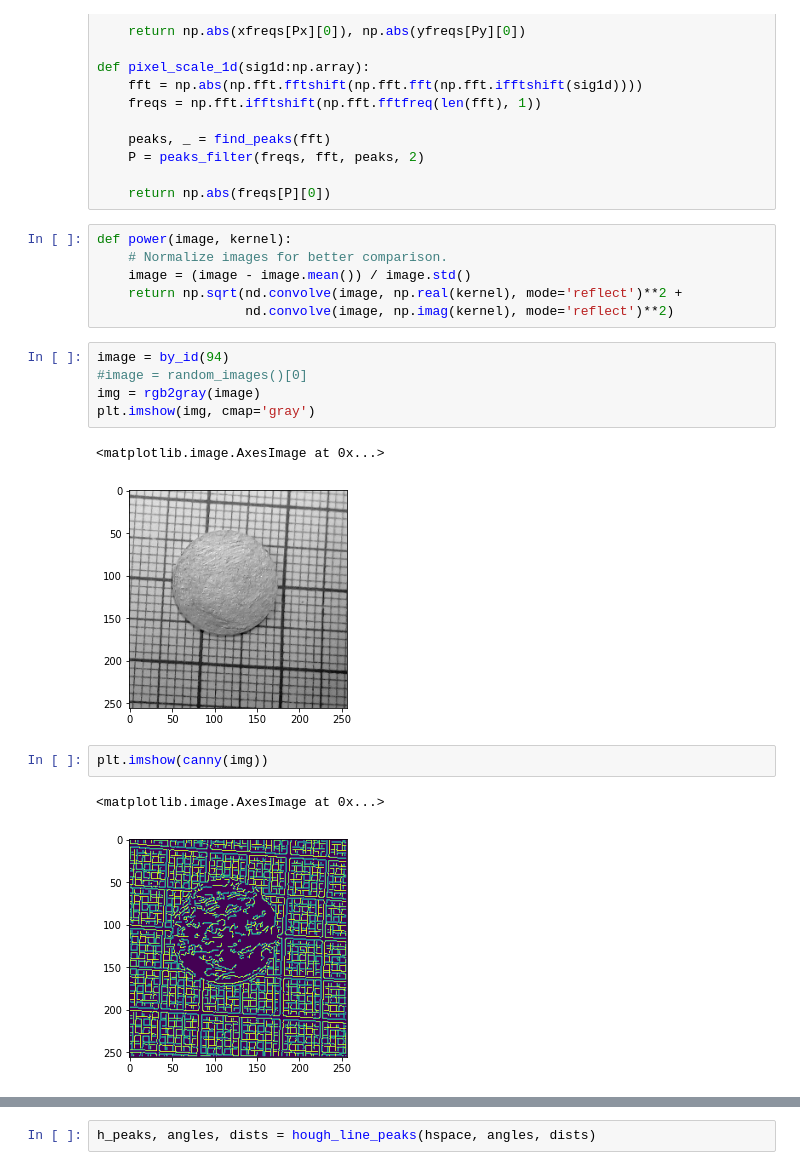
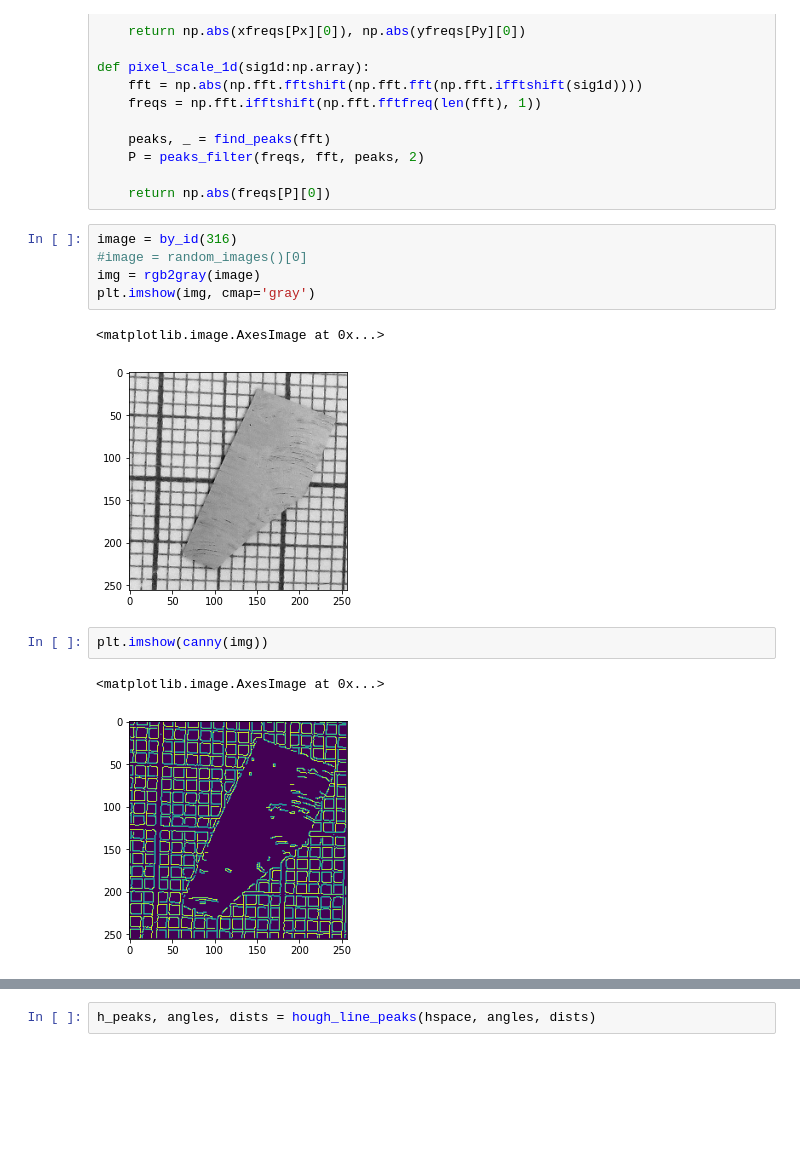
Before and after one commit to JairoSSantos/PAC-project, a Jupyter notebook: cnn/scale-detection.ipynb, the cells around one changed output, grey strips where cells are left out. Cells and saved outputs as stored; diff of their text form; blank space fills up the shorter version.

```diff
--- a/cnn/scale-detection.ipynb
+++ b/cnn/scale-detection.ipynb
@@ -64,25 +65,19 @@ def pixel_scale_1d(sig1d:np.array):
     P = peaks_filter(freqs, fft, peaks, 2)
 
     return np.abs(freqs[P][0])
-# %%
-def power(image, kernel):
-    # Normalize images for better comparison.
-    image = (image - image.mean()) / image.std()
-    return np.sqrt(nd.convolve(image, np.real(kernel), mode='reflect')**2 +
-                   nd.convolve(image, np.imag(kernel), mode='reflect')**2)
 # %%
-image = by_id(94)
+image = by_id(316)
 #image = random_images()[0]
 img = rgb2gray(image)
 plt.imshow(img, cmap='gray')
 # %% [output]
 <matplotlib.image.AxesImage at 0x...>
-[figure, old version]
+[figure, new version]
 # %%
 plt.imshow(canny(img))
 # %% [output]
 <matplotlib.image.AxesImage at 0x...>
-[figure, old version]
+[figure, new version]
 # %%
 hspace, angles, dists = hough_line(canny(img), np.linspace(-np.pi/2, np.pi/2, 500))
 plt.imshow(hspace, aspect='auto')
```
Also changed, not shown: parts of 20 cells of this notebook, 1 other file.
